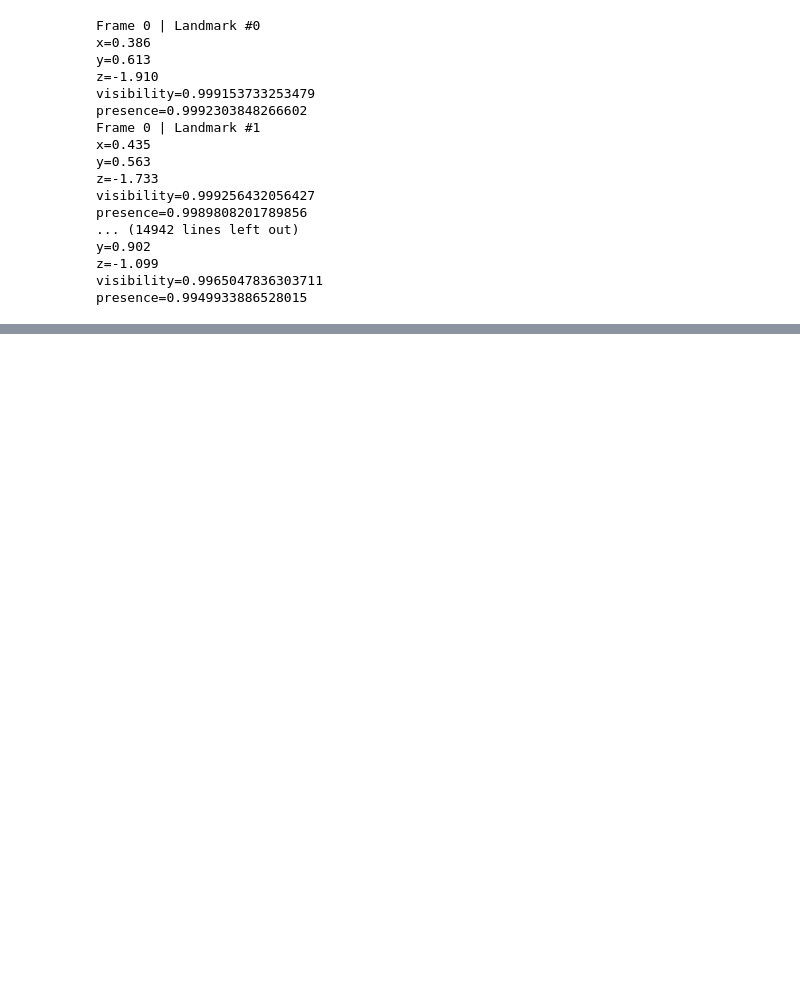
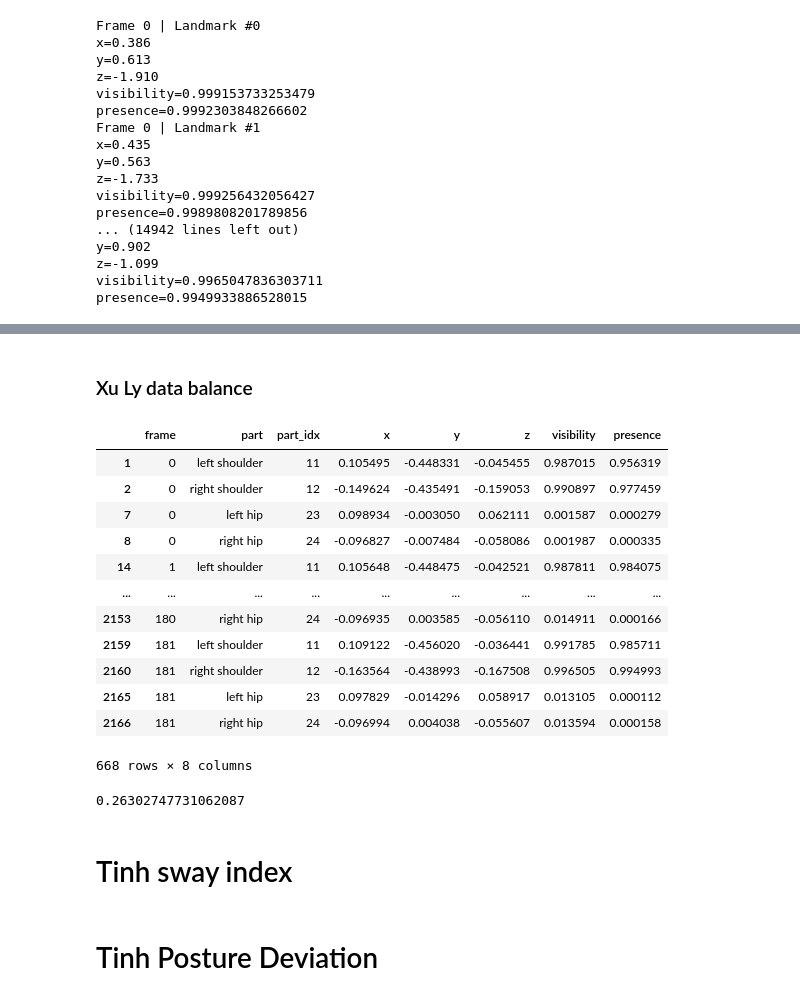
Before and after one commit to 1am1am/Personal-Digital-Twin-for-Parkinson-Disease, a Jupyter notebook: pose-estimate.ipynb, the cells around one changed output, grey strips where cells are left out. Saved outputs shown, nothing was run; the diff lists cells and outputs as text; code cells hidden in the pictures; blank space fills up the shorter version.

Commit message:
balance statistics

```diff
--- a/pose-estimate.ipynb
+++ b/pose-estimate.ipynb
@@ -178,5 +178,23 @@ df
 | 2169 | 181 | left ankle | 27 | 0.131347 | 0.150201 | 0.257683 | 0.006132 | 0.000080 |
 | 2170 | 181 | right ankle | 28 | -0.152946 | 0.377084 | 0.150331 | 0.017059 | 0.000151 |
 2171 rows × 8 columns
+# %% [markdown]
+### Xu Ly data balance
 # %%
-df.to_csv('data.csv')
+df_balance = df[df['part'].isin(['left hip', 'right hip', 'left shoulder', 'right shoulder'])]
+df_balance.to_csv('balance_data.csv', index=False)
+df_balance
+# %% [output]
+|  | frame | part | part_idx | x | y | z | visibility | presence |
+| 1 | 0 | left shoulder | 11 | 0.105495 | -0.448331 | -0.045455 | 0.987015 | 0.956319 |
+| 2 | 0 | right shoulder | 12 | -0.149624 | -0.435491 | -0.159053 | 0.990897 | 0.977459 |
+| 7 | 0 | left hip | 23 | 0.098934 | -0.003050 | 0.062111 | 0.001587 | 0.000279 |
+| 8 | 0 | right hip | 24 | -0.096827 | -0.007484 | -0.058086 | 0.001987 | 0.000335 |
+| 14 | 1 | left shoulder | 11 | 0.105648 | -0.448475 | -0.042521 | 0.987811 | 0.984075 |
+| ... | ... | ... | ... | ... | ... | ... | ... | ... |
+| 2153 | 180 | right hip | 24 | -0.096935 | 0.003585 | -0.056110 | 0.014911 | 0.000166 |
+| 2159 | 181 | left shoulder | 11 | 0.109122 | -0.456020 | -0.036441 | 0.991785 | 0.985711 |
+| 2160 | 181 | right shoulder | 12 | -0.163564 | -0.438993 | -0.167508 | 0.996505 | 0.994993 |
+| 2165 | 181 | left hip | 23 | 0.097829 | -0.014296 | 0.058917 | 0.013105 | 0.000112 |
+| 2166 | 181 | right hip | 24 | -0.096994 | 0.004038 | -0.055607 | 0.013594 | 0.000158 |
+668 rows × 8 columns
@@ -182,0 +206,8 @@ df.to_csv('data.csv')
+# %%
+shoulder_width_raw = np.sqrt((df_balance_pivot['x_left_shoulder'] - df_balance_pivot['x_right_shoulder'])**2 + (df_balance_pivot['y_left_shoulder'] - df_balance_pivot['y_right_shoulder'])**2 + (df_balance_pivot['z_left_shoulder'] - df_balance_pivot['z_right_shoulder'])**2)
+shoulder_width = shoulder_width_raw.mean()
+print(shoulder_width)
+# %% [output]
+0.26302747731062087
+# %% [markdown]
+# Tinh sway index
@@ -182,0 +227,2 @@ df.to_csv('data.csv')
+# %% [markdown]
+# Tinh Posture Deviation
```
Also changed, not shown: parts of 7 cells of this notebook, 2 other files.
